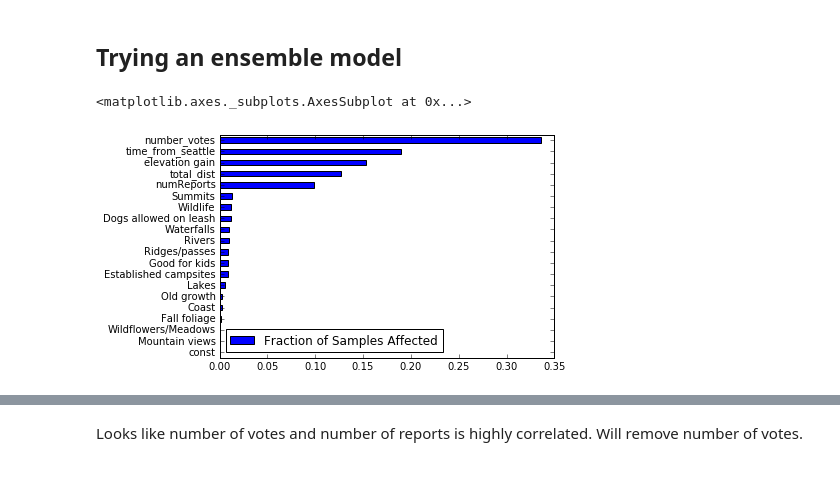
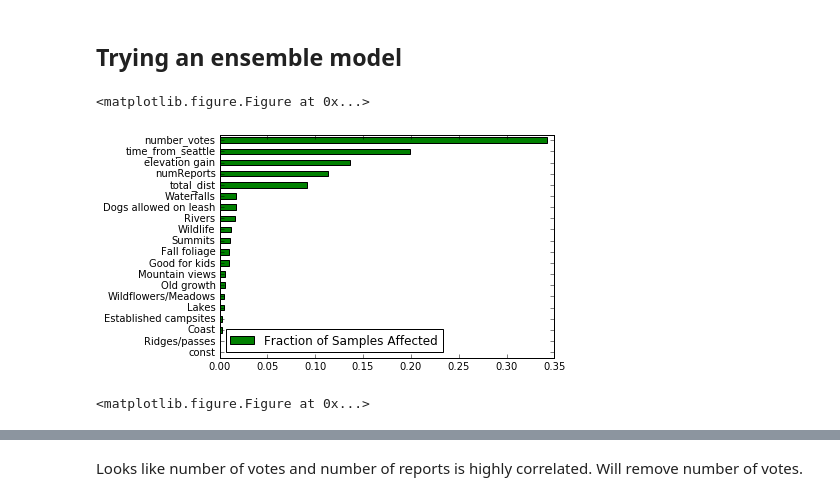
Before and after one commit to Jadetabony/wta_hikes, a Jupyter notebook: EDA/ItemFeatureSelection.ipynb, the cells around one changed output, grey strips where cells are left out. Cells and saved outputs as stored; diff of their text form; code cells hidden in the pictures.

```diff
--- a/EDA/ItemFeatureSelection.ipynb
+++ b/EDA/ItemFeatureSelection.ipynb
@@ -197,13 +206,16 @@ gb = GradientBoostingRegressor(min_samples_leaf=3, random_state=0).fit(X_train,
 # %%
 feat_imp = gb.feature_importances_
 # %%
+
 feat_scores = pd.DataFrame({'Fraction of Samples Affected' : gb.feature_importances_},
                            index=X.columns)
 feat_scores = feat_scores.sort_values(by='Fraction of Samples Affected')
-feat_scores.plot(kind='barh')
+feat_scores.plot(kind='barh', color='green')
+plt.figure(figsize=(18,6))
 # %% [output]
-<matplotlib.axes._subplots.AxesSubplot at 0x...>
+<matplotlib.figure.Figure at 0x...>
-[figure, old version]
+[figure, new version]
+<matplotlib.figure.Figure at 0x...>
 # %%
 df.corr()
 # %% [output]
```
Also changed, not shown: parts of 6 cells of this notebook, 9 other files.
